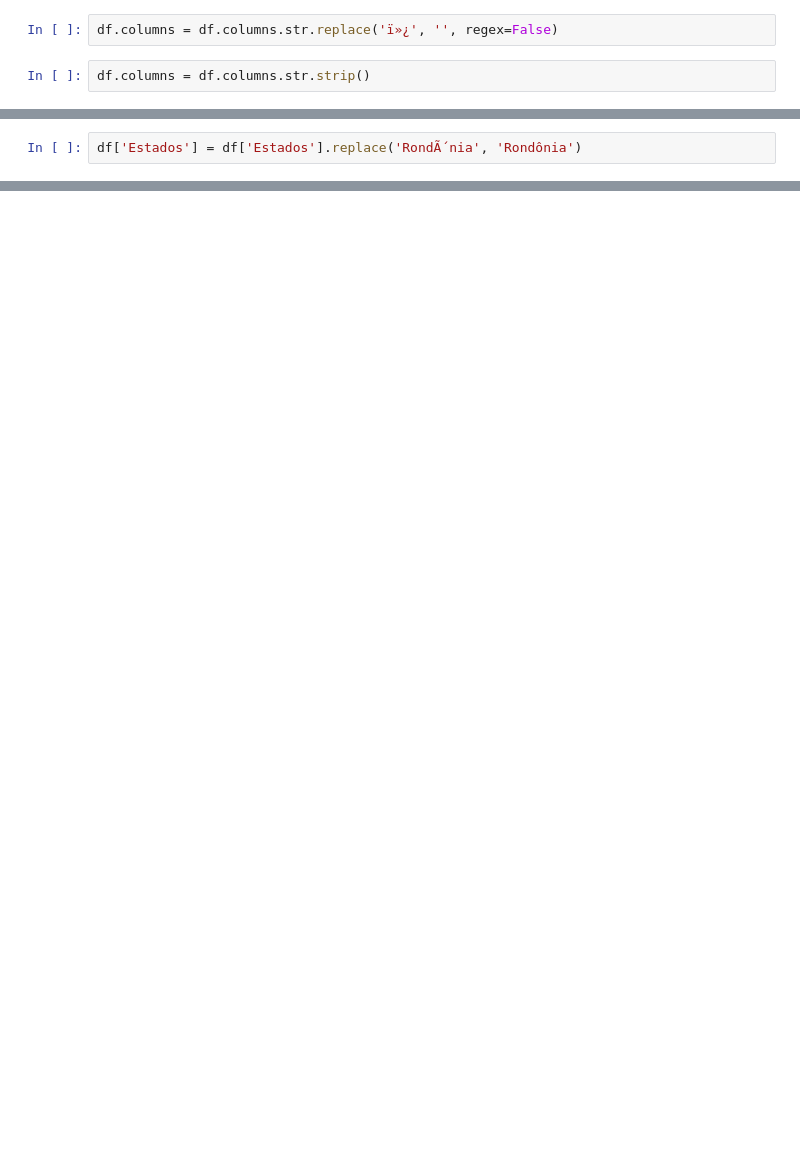
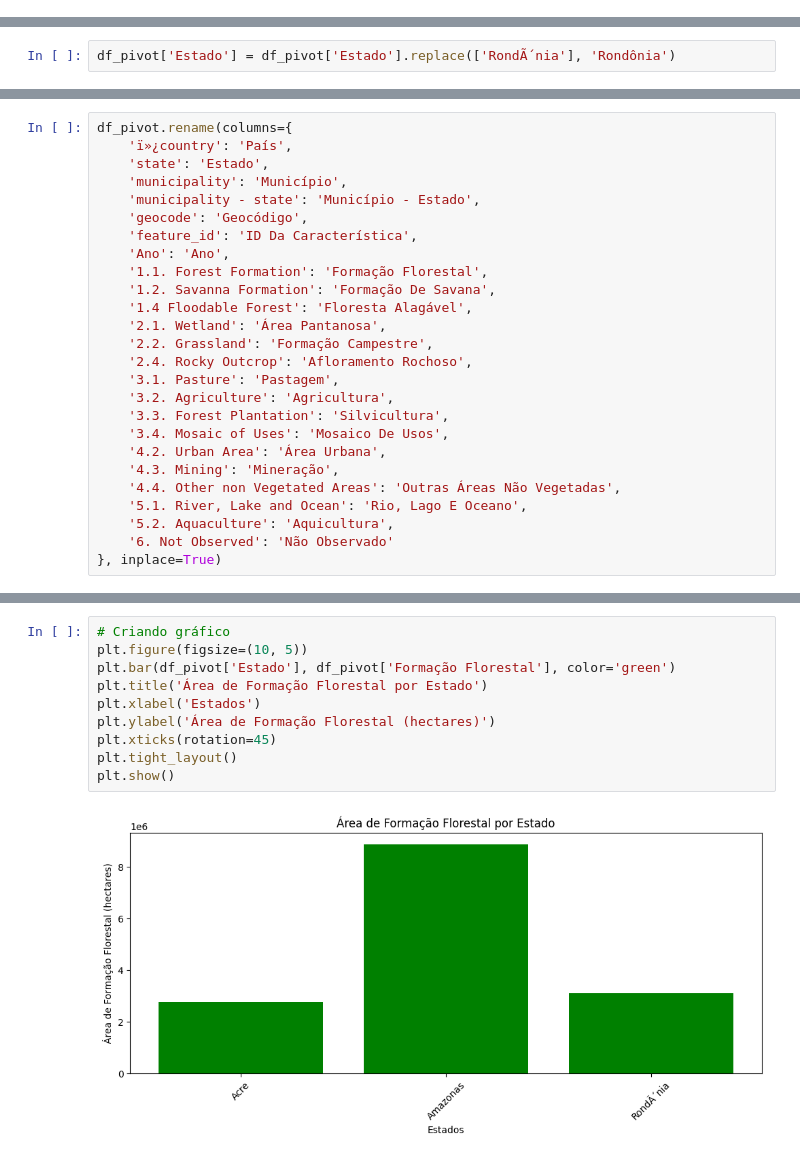
Before and after one commit to reprograma/on35-python-s17-s18-projeto-final, a Jupyter notebook: material/Projeto_Final.ipynb, the cells around one changed output, grey strips where cells are left out. Saved outputs shown, nothing was run; the diff lists cells and outputs as text; blank space fills up the shorter version.

```diff
--- a/material/Projeto_Final.ipynb
+++ b/material/Projeto_Final.ipynb
@@ -28,4 +67,0 @@ df.head(10000)
-# %%
-df.columns = df.columns.str.replace('ï»¿', '', regex=False)
-# %%
-df.columns = df.columns.str.strip()
@@ -50,2 +150,2 @@ df.head(10000)
 # %%
-df['Estados'] = df['Estados'].replace('RondÃ´nia', 'Rondônia')
+df_pivot['Estado'] = df_pivot['Estado'].replace(['RondÃ´nia'], 'Rondônia')
@@ -168,0 +170,26 @@ plt.show()
+# %%
+df_pivot.rename(columns={
+    'ï»¿country': 'País',
+    'state': 'Estado',
+    'municipality': 'Município',
+    'municipality - state': 'Município - Estado',
+    'geocode': 'Geocódigo',
+    'feature_id': 'ID Da Característica',
+    'Ano': 'Ano',
+    '1.1. Forest Formation': 'Formação Florestal',
+    '1.2. Savanna Formation': 'Formação De Savana',
+    '1.4 Floodable Forest': 'Floresta Alagável',
+    '2.1. Wetland': 'Área Pantanosa',
+    '2.2. Grassland': 'Formação Campestre',
+    '2.4. Rocky Outcrop': 'Afloramento Rochoso',
+    '3.1. Pasture': 'Pastagem',
+    '3.2. Agriculture': 'Agricultura',
+    '3.3. Forest Plantation': 'Silvicultura',
+    '3.4. Mosaic of Uses': 'Mosaico De Usos',
+    '4.2. Urban Area': 'Área Urbana',
+    '4.3. Mining': 'Mineração',
+    '4.4. Other non Vegetated Areas': 'Outras Áreas Não Vegetadas',
+    '5.1. River, Lake and Ocean': 'Rio, Lago E Oceano',
+    '5.2. Aquaculture': 'Aquicultura',
+    '6. Not Observed': 'Não Observado'
+}, inplace=True)
@@ -168,0 +206,12 @@ plt.show()
+# %%
+# Criando gráfico
+plt.figure(figsize=(10, 5))
+plt.bar(df_pivot['Estado'], df_pivot['Formação Florestal'], color='green')
+plt.title('Área de Formação Florestal por Estado')
+plt.xlabel('Estados')
+plt.ylabel('Área de Formação Florestal (hectares)')
+plt.xticks(rotation=45)
+plt.tight_layout()
+plt.show()
+# %% [output]
+[figure, added]
```
Also changed, not shown: parts of 32 cells of this notebook, 4 other files.
